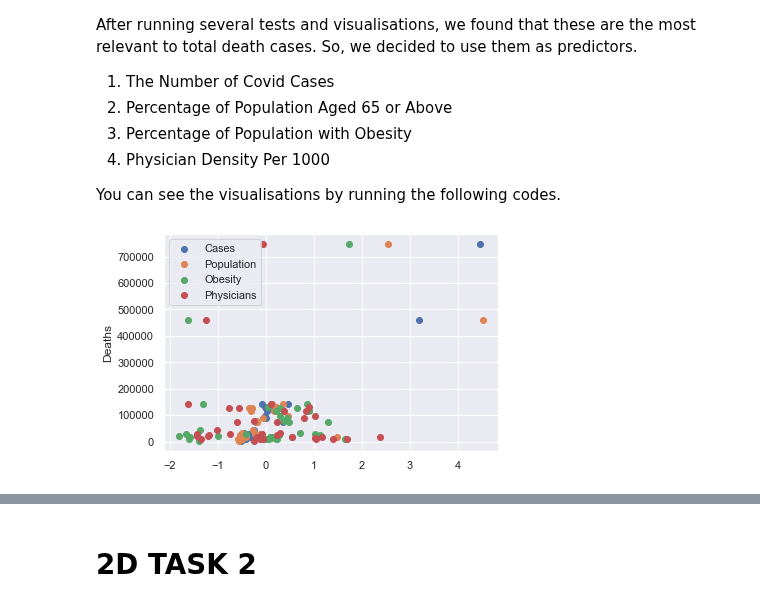
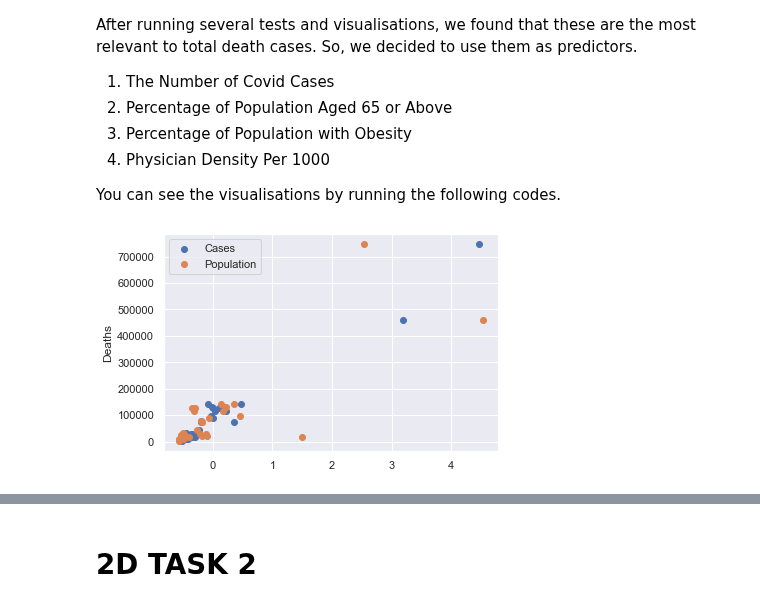
Before and after one commit to clash9529/DDW_Task2, a Jupyter notebook: predict_admission.ipynb, the cells around one changed output, grey strips where cells are left out. Saved outputs shown, nothing was run; the diff lists cells and outputs as text; code cells hidden in the pictures.

```diff
--- a/predict_admission.ipynb
+++ b/predict_admission.ipynb
@@ -143,19 +143,17 @@ After running several tests and visualisations, we found that these are the most
 You can see the visualisations by running the following codes.
 # %%
 df_task1 = pd.read_csv("DDW_Task1.csv")
-df_features, df_target = get_features_targets(df_task1, ["Cases", "Population", "Obesity", "Physicians"], ["Deaths"])
+df_features, df_target = get_features_targets(df_task1, ["Cases", "Population"], ["Deaths"])
 
 # Visualise
 df_features_visual = normalize_z(df_features)
 plt.scatter(df_features_visual["Cases"], df_target, label="Cases")
 plt.scatter(df_features_visual["Population"], df_target, label="Population")
-plt.scatter(df_features_visual["Obesity"], df_target, label="Obesity")
-plt.scatter(df_features_visual["Physicians"], df_target, label="Physicians")
 plt.ylabel("Deaths")
 plt.legend()
 plt.show()
 # %% [output]
-[figure, old version]
+[figure, new version]
 # %%
 #spliting the data for trainging and testing
 df_features_train, df_features_test, df_target_train, df_target_test = split_data(df_features, df_target)
```
Also changed, not shown: parts of 5 cells of this notebook, 1 other file.
